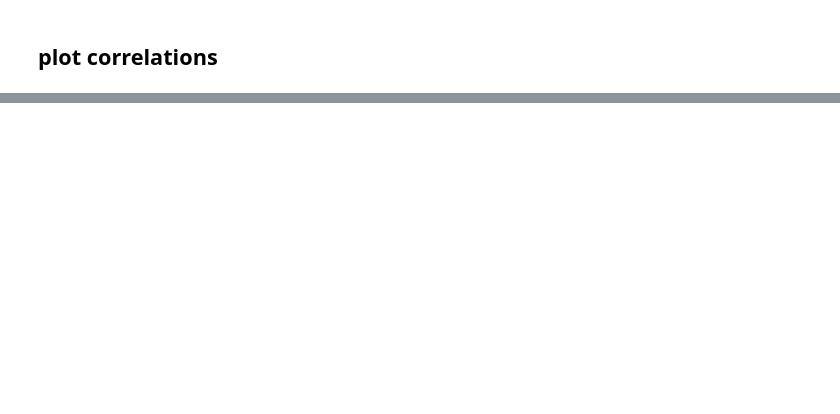
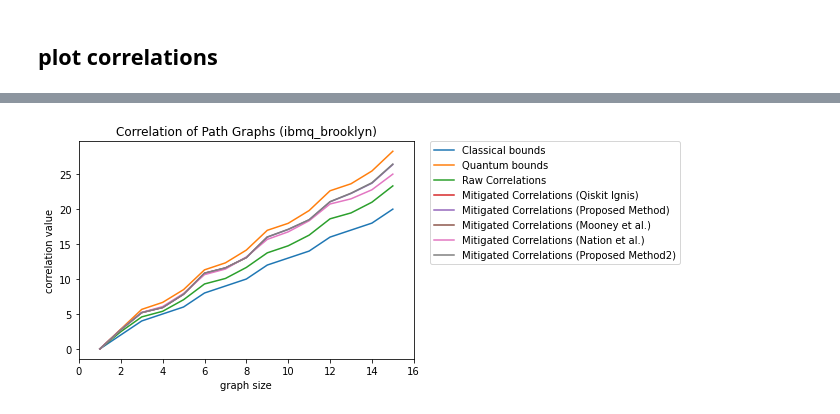
Before and after one commit to BOBO1997/qip2021_poster549, a Jupyter notebook: master_thesis/path_graphs/brooklyn_path.ipynb, the cells around one changed output, grey strips where cells are left out. Cells and saved outputs as stored; diff of their text form; code cells hidden in the pictures; blank space fills up the shorter version.

```diff
--- a/master_thesis/path_graphs/brooklyn_path.ipynb
+++ b/master_thesis/path_graphs/brooklyn_path.ipynb
@@ -169,0 +339,15 @@ plot_correlations(max_size,
+# %%
+plot_correlations_lines(15,
+                        c_bounds[:15],
+                        q_bounds[:15],
+                        cut_corrs_list(corrs_list, 15),
+                        cut_corrs_list(stddevs_list, 15),
+                        ["Raw Correlations",
+                         "Mitigated Correlations (Qiskit Ignis)",
+                         "Mitigated Correlations (Proposed Method)",
+                         "Mitigated Correlations (Mooney et al.)",
+                         "Mitigated Correlations (Nation et al.)",
+                         "Mitigated Correlations (Proposed Method2)"],
+                        "Correlation of Path Graphs (ibmq_brooklyn)")
+# %% [output]
+[figure, added]
```
Also changed, not shown: parts of 15 cells of this notebook, 9 other files.
